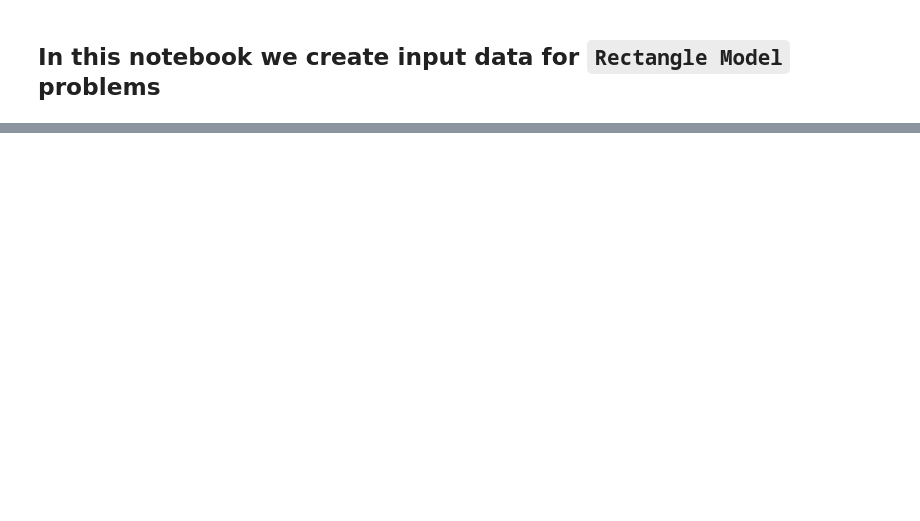
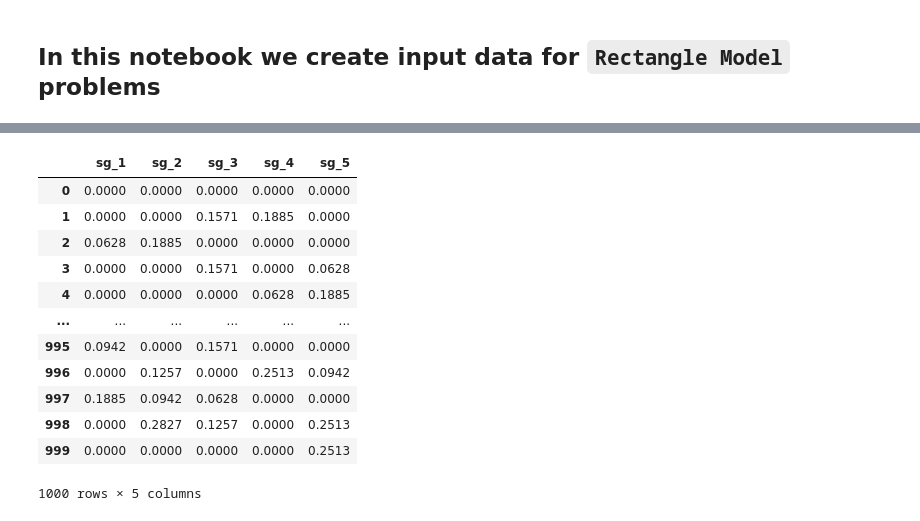
Before and after one commit to DthRazak/Dissipative-Acoustic, a Jupyter notebook: Master-Thesis/RectangleGenerator.ipynb, the cells around one changed output, grey strips where cells are left out. Cells and saved outputs as stored; diff of their text form; code cells hidden in the pictures; blank space fills up the shorter version.

Commit message:
Updated config for frequency data generation

```diff
--- a/Master-Thesis/RectangleGenerator.ipynb
+++ b/Master-Thesis/RectangleGenerator.ipynb
@@ -24,8 +25,8 @@ def generate_contamination_lvl():
 # %%
 INPUT_SIZE = 1000
 
-with open(f'./input/input_{INPUT_SIZE}.txt', 'w') as input_file:
-    input_file.write(';'.join(str(num) for num in np.zeros(10)))
+with open(f'./input/input_s5_{INPUT_SIZE}.txt', 'w') as input_file:
+    input_file.write(';'.join(str(num) for num in np.zeros(5)))
     input_file.write('|\n')
 
     for i in range(INPUT_SIZE-1):
@@ -38,0 +45,21 @@ with open(f'./input/input_{INPUT_SIZE}.txt', 'w') as input_file:
+# %%
+def read_input(filename):
+    input_data = []
+    with open(filename, 'r') as input_file:
+        for line in input_file:
+            cnt_lvl, points = line.strip().split('|')
+            bubble_centres = []
+            for point in points.split(';'):
+                if point == '':
+                    break
+                bubble_centres.append([float(xy) for xy in point.split(',')])
+
+            input_data.append([[float(lvl) for lvl in cnt_lvl.split(';')],
+                                bubble_centres])
+
+    return input_data
+# %%
+input_data = read_input('./input/input_s5_1000.txt')
+# %%
+data = np.array([pair[0] for pair in input_data])
+data
@@ -38,0 +74,17 @@ with open(f'./input/input_{INPUT_SIZE}.txt', 'w') as input_file:
+# %%
+df = pd.DataFrame(data, columns=["sg_1", "sg_2", "sg_3", "sg_4", "sg_5"])
+df
+# %% [output]
+|  | sg_1 | sg_2 | sg_3 | sg_4 | sg_5 |
+| 0 | 0.0000 | 0.0000 | 0.0000 | 0.0000 | 0.0000 |
+| 1 | 0.0000 | 0.0000 | 0.1571 | 0.1885 | 0.0000 |
+| 2 | 0.0628 | 0.1885 | 0.0000 | 0.0000 | 0.0000 |
+| 3 | 0.0000 | 0.0000 | 0.1571 | 0.0000 | 0.0628 |
+| 4 | 0.0000 | 0.0000 | 0.0000 | 0.0628 | 0.1885 |
+| ... | ... | ... | ... | ... | ... |
+| 995 | 0.0942 | 0.0000 | 0.1571 | 0.0000 | 0.0000 |
+| 996 | 0.0000 | 0.1257 | 0.0000 | 0.2513 | 0.0942 |
+| 997 | 0.1885 | 0.0942 | 0.0628 | 0.0000 | 0.0000 |
+| 998 | 0.0000 | 0.2827 | 0.1257 | 0.0000 | 0.2513 |
+| 999 | 0.0000 | 0.0000 | 0.0000 | 0.0000 | 0.2513 |
+1000 rows × 5 columns
```
Also changed, not shown: parts of 7 cells of this notebook, 6 other files.
